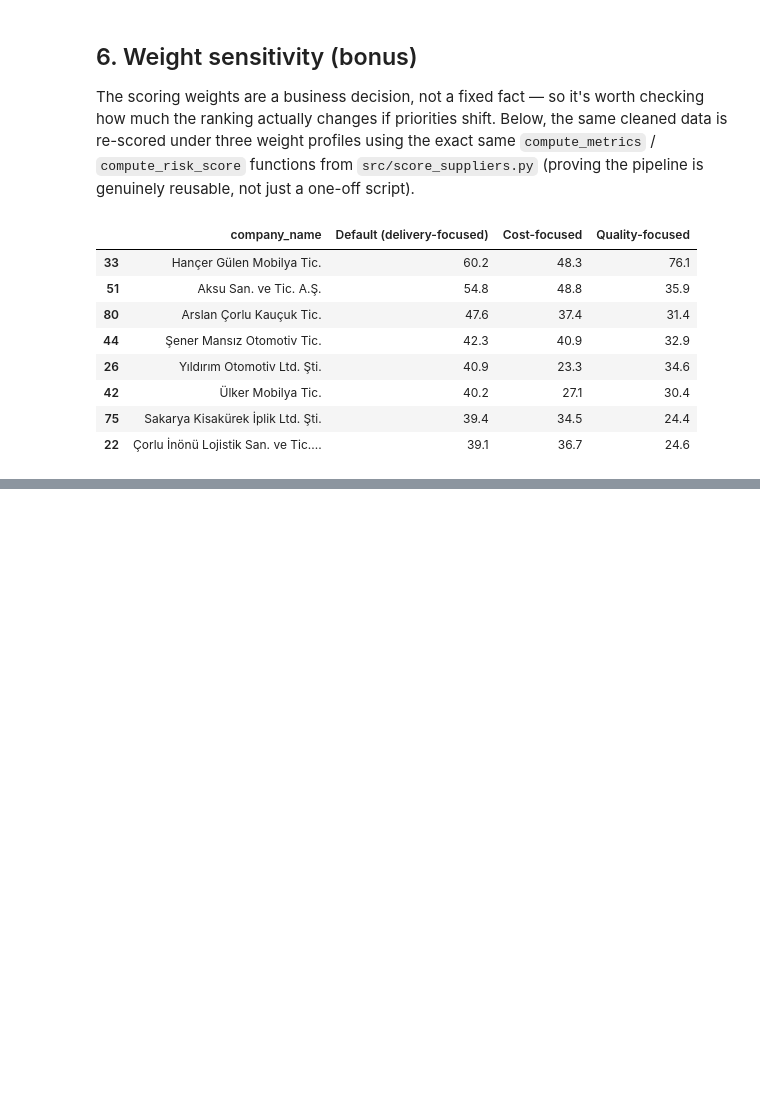
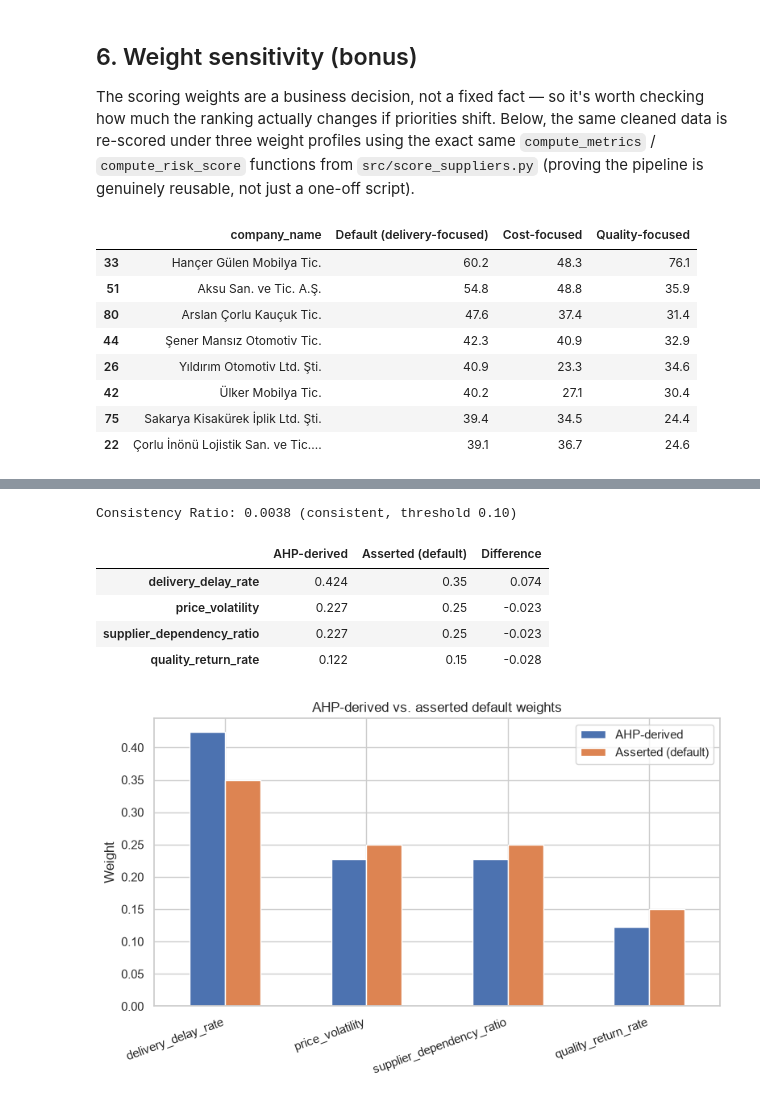
Before and after one commit to AykutKocer/supplier-risk-scoring, a Jupyter notebook: notebooks/supplier_risk_analysis.ipynb, the cells around one changed output, grey strips where cells are left out. Drawn from its saved outputs; the diff is of its cells as text; code cells hidden in the pictures; blank space fills up the shorter version.

```diff
--- a/notebooks/supplier_risk_analysis.ipynb
+++ b/notebooks/supplier_risk_analysis.ipynb
@@ -330,0 +338,31 @@ comparison.sort_values("Default (delivery-focused)", ascending=False).head(8)
+# %%
+from ahp import derive_weights_from_config
+
+ahp_result = derive_weights_from_config("../config/ahp_pairwise_comparisons.yaml")
+
+print(f"Consistency Ratio: {ahp_result['consistency_ratio']:.4f} "
+      f"({'consistent' if ahp_result['is_consistent'] else 'INCONSISTENT'}, threshold 0.10)")
+print()
+
+asserted_weights = scenarios["Default (delivery-focused)"]
+weight_comparison = pd.DataFrame({
+    "AHP-derived": ahp_result["weights"],
+    "Asserted (default)": asserted_weights,
+})
+weight_comparison["Difference"] = weight_comparison["AHP-derived"] - weight_comparison["Asserted (default)"]
+display(weight_comparison.round(3))
+
+ax = weight_comparison[["AHP-derived", "Asserted (default)"]].plot(kind="bar", figsize=(8, 5), color=["#4c72b0", "#dd8452"])
+ax.set_title("AHP-derived vs. asserted default weights")
+ax.set_ylabel("Weight")
+plt.xticks(rotation=20, ha="right")
+plt.tight_layout()
+plt.show()
+# %% [output]
+Consistency Ratio: 0.0038 (consistent, threshold 0.10)
+|  | AHP-derived | Asserted (default) | Difference |
+| delivery_delay_rate | 0.424 | 0.35 | 0.074 |
+| price_volatility | 0.227 | 0.25 | -0.023 |
+| supplier_dependency_ratio | 0.227 | 0.25 | -0.023 |
+| quality_return_rate | 0.122 | 0.15 | -0.028 |
+[figure, added]
```
Also changed, not shown: parts of 4 cells of this notebook, 6 other files.
